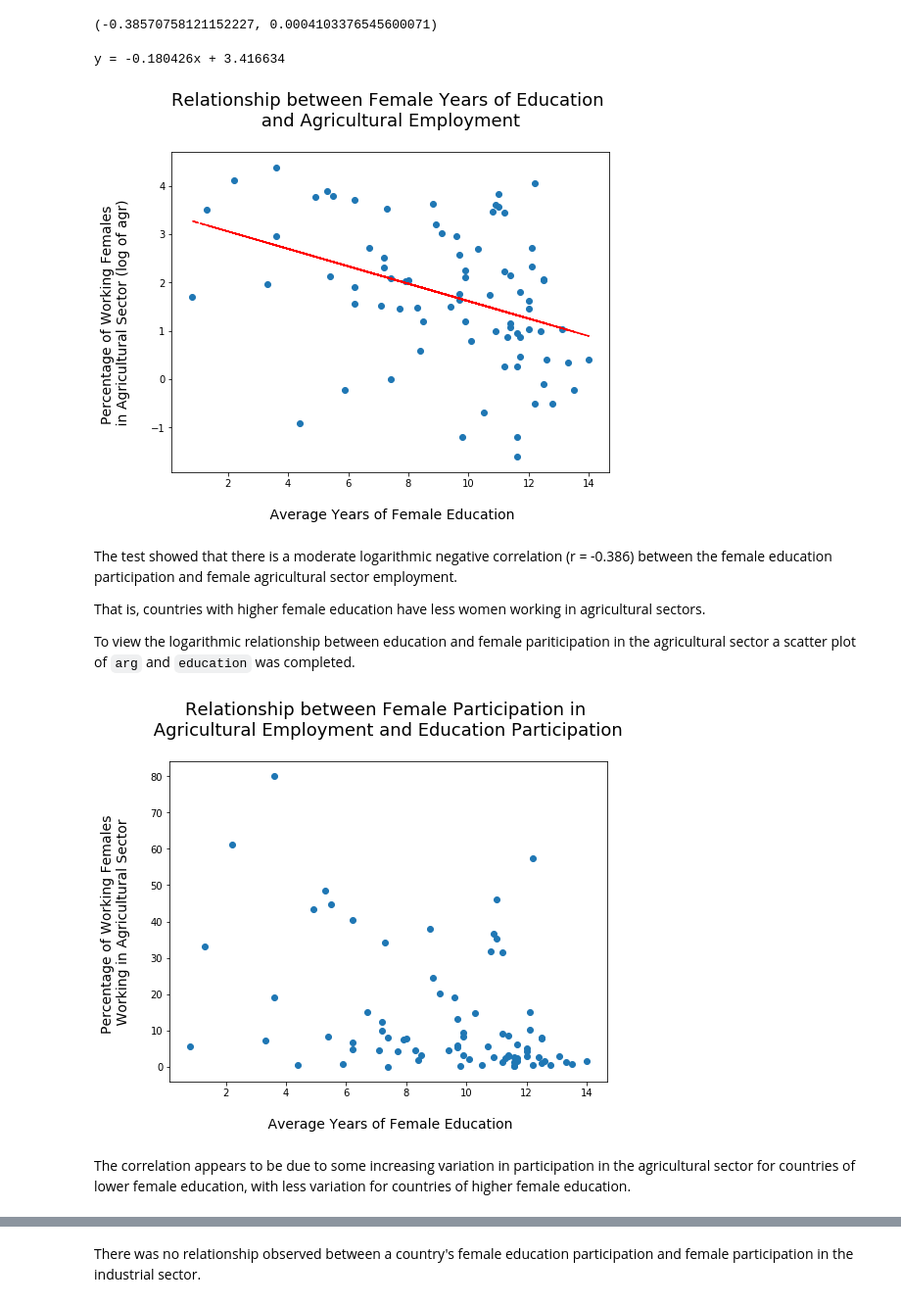
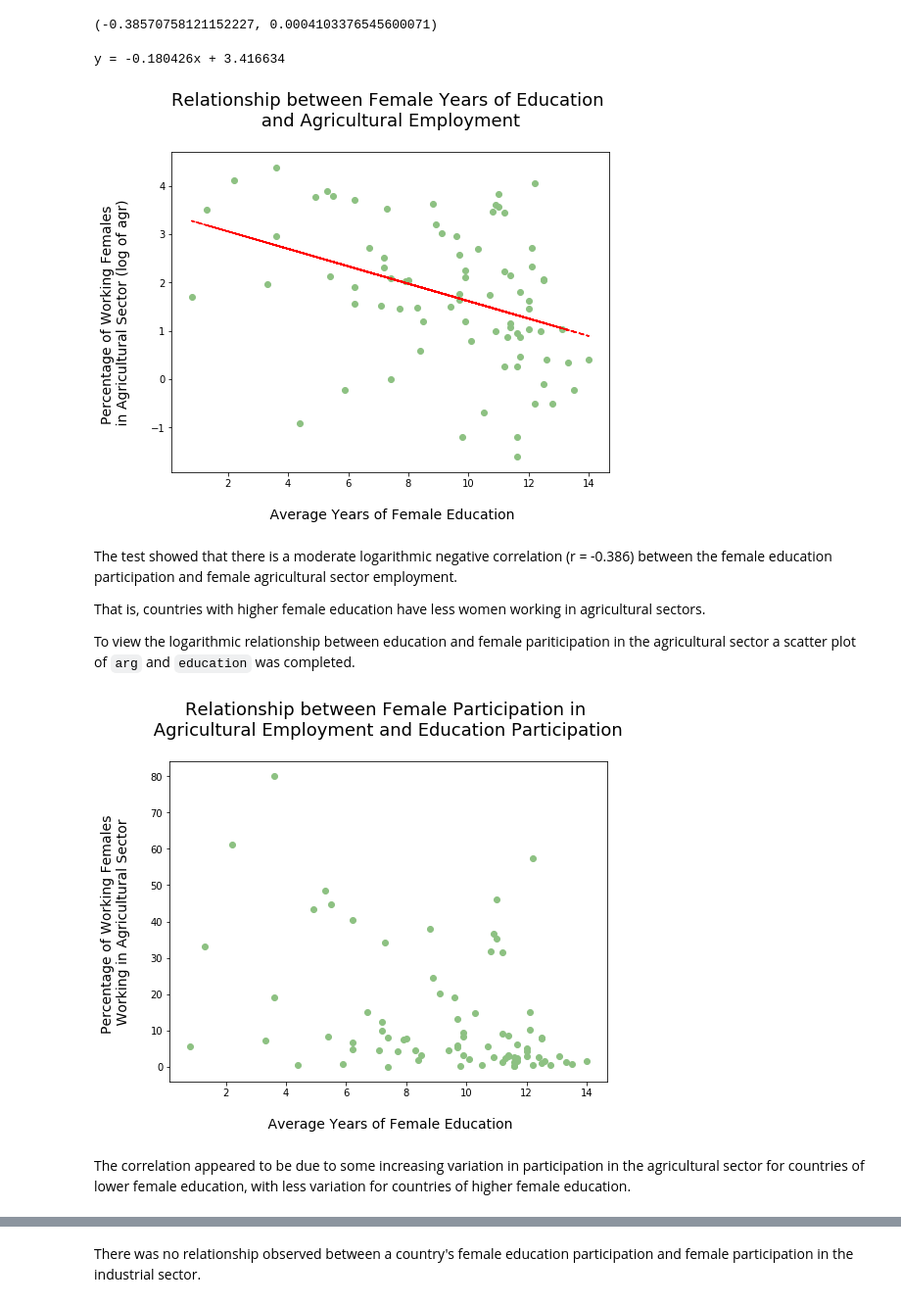
Before and after one commit to orunsh/DAND-Project-3, a Jupyter notebook: project-3.ipynb, the cells around one changed output, grey strips where cells are left out. Shown at 98% size. Drawn from its saved outputs; the diff is of its cells as text; code cells hidden in the pictures.

```diff
--- a/project-3.ipynb
+++ b/project-3.ipynb
@@ -1900,15 +1901,15 @@ r, p
 # %%
 x = ed_agr['education']
 y = ed_agr['log_agr']
 plt.subplots(figsize=(8, 6))
-plt.scatter(x, y)
+plt.scatter(x, y, color='#8dc182')
 plt.title('Relationship between Female Years of Education \n and Agricultural Employment \n', fontsize=18)
 plt.xlabel('\n Average Years of Female Education', fontsize=14)
 plt.ylabel('Percentage of Working Females \n in Agricultural Sector (log of agr) \n', fontsize=14);
 trendline(x, y)
 # %% [output]
 y = -0.180426x + 3.416634
-[figure, old version]
+[figure, new version]
 # %% [markdown]
 The test showed that there is a moderate logarithmic negative correlation (r = -0.386) between the female education participation and female agricultural sector employment.
 
@@ -1920,14 +1921,14 @@ ed_agr = df[['education', 'agr']].dropna()
 x = ed_agr['education']
 y = ed_agr['agr']
 plt.subplots(figsize=(8, 6))
-plt.scatter(x, y)
+plt.scatter(x, y, color='#8dc182')
 plt.title('Relationship between Female Participation in \n Agricultural Employment and Education Participation \n', fontsize=18)
 plt.xlabel('\n Average Years of Female Education', fontsize=14)
 plt.ylabel('Percentage of Working Females \n Working in Agricultural Sector \n', fontsize=14);
 # %% [output]
-[figure, old version]
+[figure, new version]
 # %% [markdown]
-The correlation appears to be due to some increasing variation in participation in the agricultural sector for countries of lower female education, with less variation for countries of higher female education.
+The correlation appeared to be due to some increasing variation in participation in the agricultural sector for countries of lower female education, with less variation for countries of higher female education.
 # %%
 ed_ind = df[['education', 'ind']].dropna()
 r, p = stats.pearsonr(ed_ind['education'], ed_ind['ind'])
```
Also changed, not shown: parts of 137 cells of this notebook.
